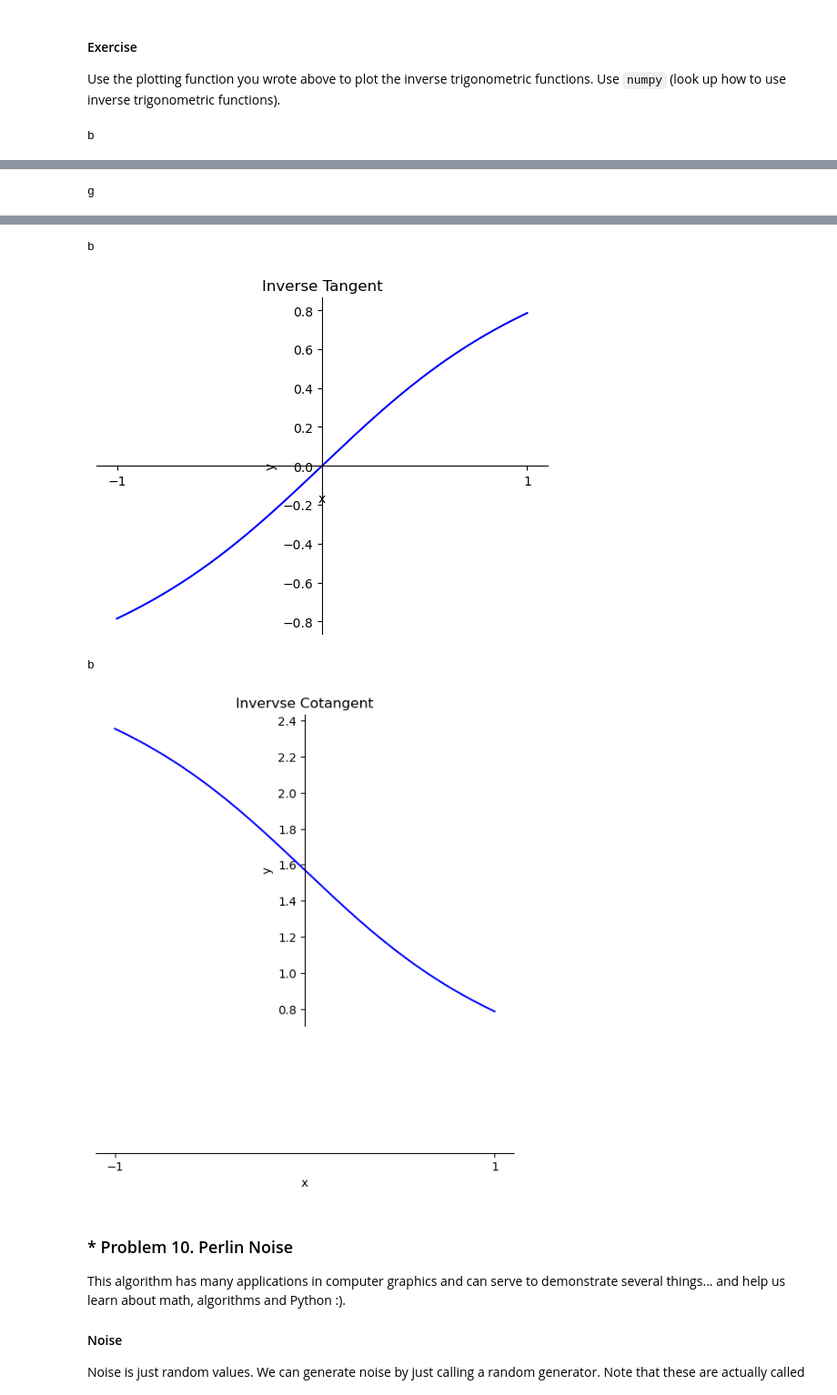
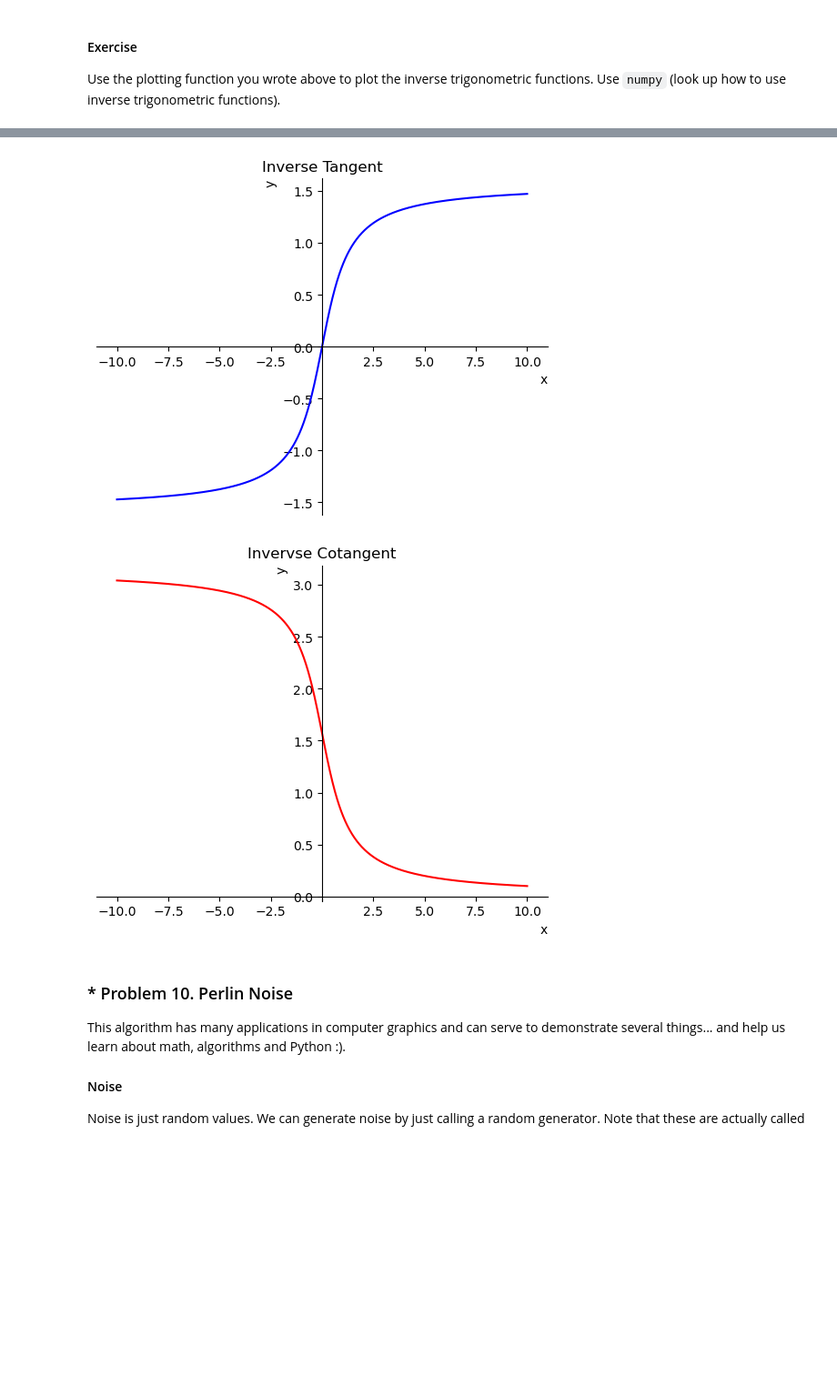
Before and after one commit to mi6oo6im/ml_math_for_devs, a Jupyter notebook: 02. Exercise HSM/High-School Maths Exercise.ipynb, the cells around one changed output, grey strips where cells are left out. Shown at 91% size. Drawn from its saved outputs; the diff is of its cells as text; code cells hidden in the pictures; blank space fills up the shorter version.

```diff
--- a/02. Exercise HSM/High-School Maths Exercise.ipynb
+++ b/02. Exercise HSM/High-School Maths Exercise.ipynb
@@ -608,11 +607,11 @@ def plot_math_function(f, min_x, max_x, num_points, title):
     ax.spines['left'].set_position('zero')
     ax.spines['top'].set_visible(False)
     ax.spines['right'].set_visible(False)
-    plt.xticks([tick for tick in range(-3, 6, 1) if tick != 0])
     plt.xlabel('x')
     plt.ylabel('y')
     plt.title(title)
     plt.plot(x, y, c = 'g')
+    ax.xaxis.get_major_ticks()[list(plt.xticks()[0]).index(0)].label1.set_visible(False)
     plt.show()
 # %%
 plot_math_function(lambda x: 2 * x + 3, -3, 5, 1000, '2 * x + 3')
@@ -740,18 +738,16 @@ def plot_math_function(f, min_x, max_x, num_points, title):
     ax.spines['left'].set_position('zero')
     ax.spines['top'].set_visible(False)
     ax.spines['right'].set_visible(False)
-    plt.xticks([tick for tick in range(-3, 6, 1) if tick != 0])
-    plt.xlabel('x')
-    plt.ylabel('y')
+    plt.xlabel('x', loc = 'right')
+    plt.ylabel('y', loc = 'top')
     plt.title(title)
     color = color_generator()
-    print(color)
     plt.plot(x, y, c = color)
+    ax.xaxis.get_major_ticks()[list(plt.xticks()[0]).index(0)].label1.set_visible(False)
     plt.show()
 # %%
 plot_math_function(lambda x: np.arcsin(x), -1, 1, 1000, 'Inverse Sine')
 plot_math_function(lambda x: np.arccos(x), -1, 1, 1000, 'Inverse Cosine')
-plot_math_function(lambda x: np.arctan(x), -1, 1, 1000, 'Inverse Tangent')
-plot_math_function(lambda x: math.pi / 2 - np.arctan(x), -1, 1, 1000, 'Invervse Cotangent')
+plot_math_function(lambda x: np.arctan(x), -10, 10, 1000, 'Inverse Tangent')
+plot_math_function(lambda x: math.pi / 2 - np.arctan(x), -10, 10, 1000, 'Invervse Cotangent')
 # %% [output]
-b
@@ -759 +754,0 @@ b
-g
@@ -761,7 +756,5 @@ g
-b
-[figure, old version]
+[figure, new version]
-b
-[figure, old version]
+[figure, new version]
 # %% [markdown]
 ### * Problem 10. Perlin Noise
 This algorithm has many applications in computer graphics and can serve to demonstrate several things... and help us learn about math, algorithms and Python :).
```
Also changed, not shown: parts of 8 cells of this notebook.
